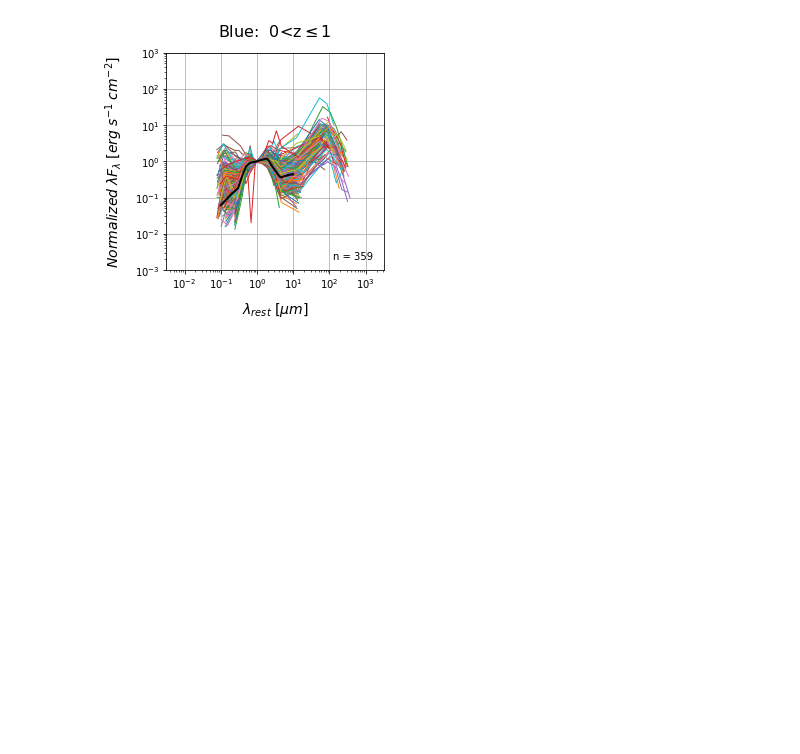
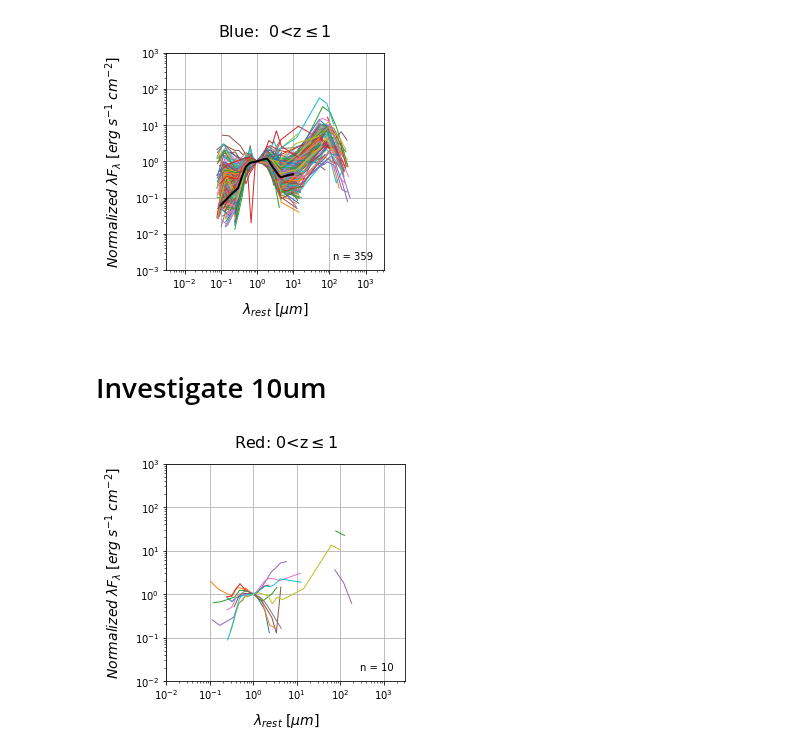
Before and after one commit to parallax-xallaraq/IfA-REU-Project, a Jupyter notebook: Code/Make_SED_RedYelBlu.ipynb, the cells around one changed output. Saved outputs shown, nothing was run; the diff lists cells and outputs as text; code cells hidden in the pictures; blank space fills up the shorter version.

```diff
--- a/Code/Make_SED_RedYelBlu.ipynb
+++ b/Code/Make_SED_RedYelBlu.ipynb
@@ -244,3 +244,19 @@ SED.PlotSED(blu_lamR_A_z01, blu_lamFlam_ergscm2_norm_z01, save=path_fig+'\COSMOS
 # SED.PlotSED(red_lamR_A_z2, red_lamFlam_ergscm2_norm_z2, save=path_fig+'\COSMOS_SED_red_z2.png', title='Red: z>2')
 # SED.PlotSED(yel_lamR_A_z2, yel_lamFlam_ergscm2_norm_z2, save=path_fig+'\COSMOS_SED_yel_z2.png', title='Yellow: z>2')
 # SED.PlotSED(blu_lamR_A_z2, blu_lamFlam_ergscm2_norm_z2, save=path_fig+'\COSMOS_SED_blu_z2.png', title='Blue:  z>2')
+# %% [markdown]
+# Investigate 10um
+# %%
+offset = 13
+test = np.arange(0,10,1)
+test_off = [x+(offset*len(test)) for x in test]
+
+SED.PlotSED(red_lamR_A_z01[test_off],
+            red_lamFlam_ergscm2_norm_z01[test_off],
+            title='Red: 0<z$\leq$1',
+            median=False,
+            xmin=1E-1,
+            ymin=1E-2
+            )
+# %% [output]
+[figure, added]
```
Also changed, not shown: 1 other file.
